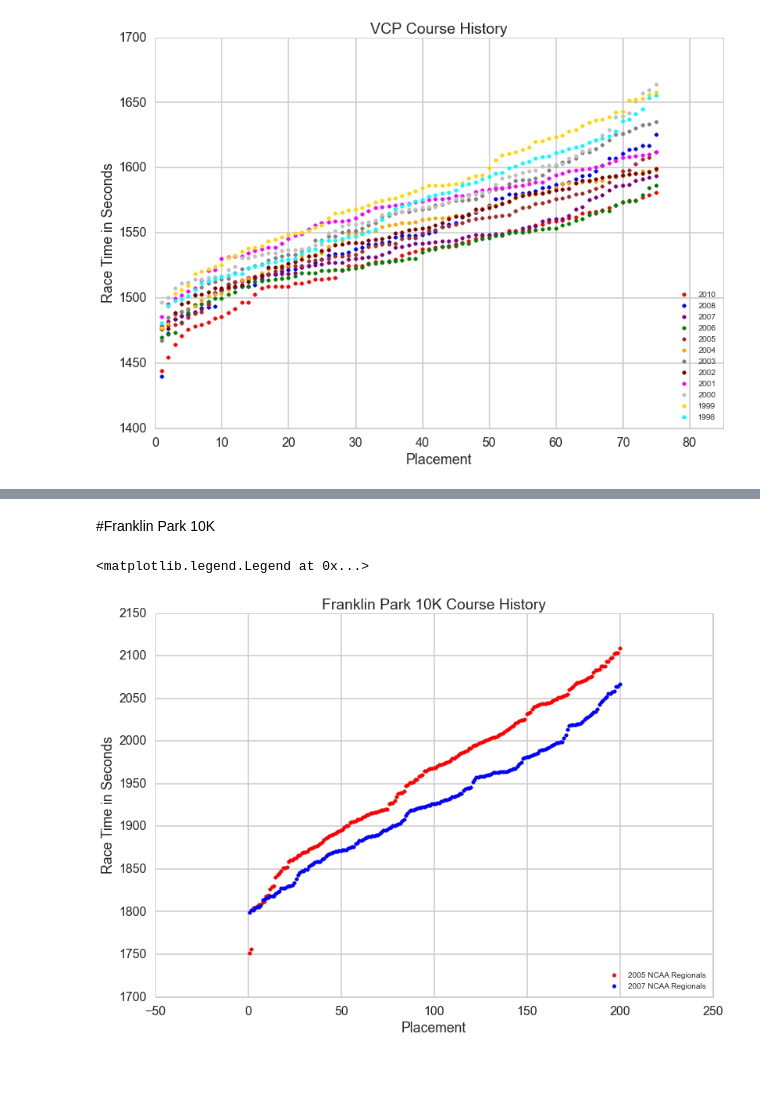
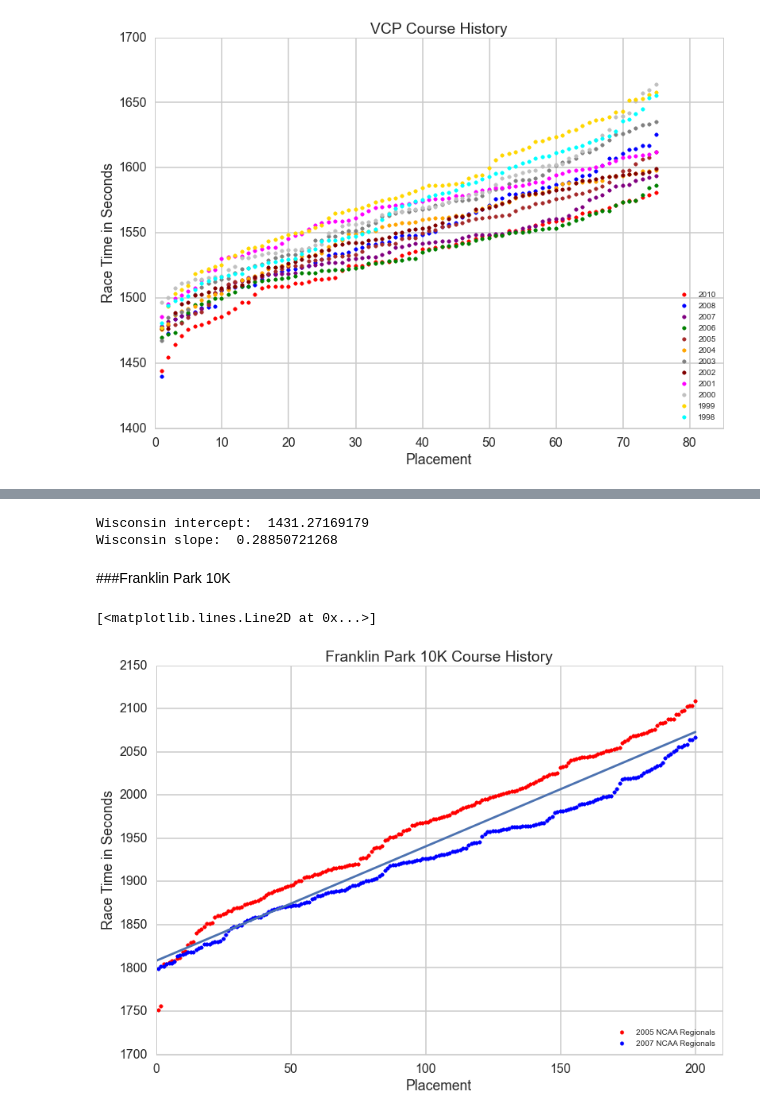
Before and after one commit to callen13/Senior_Thesis, a Jupyter notebook: race_score_calculations.ipynb, the cells around one changed output, grey strips where cells are left out. Cells and saved outputs as stored; diff of their text form; code cells hidden in the pictures; blank space fills up the shorter version.

```diff
--- a/race_score_calculations.ipynb
+++ b/race_score_calculations.ipynb
@@ -103,5 +174,13 @@ plt.xlim(0,cutoff+10)
+# %%
+wisco_int = int_reg + 7
+wisco_slope = slope_reg - 0.1
+print "Wisconsin intercept: ", wisco_int
+print "Wisconsin slope: ", wisco_slope
+# %% [output]
+Wisconsin intercept:  1431.27169179
+Wisconsin slope:  0.28850721268
 # %% [markdown]
-#Franklin Park 10K
+###Franklin Park 10K
 # %%
 ncaa_2005 = pd.read_csv('Old_Race_Results/2005_NCAA.csv')
 ncaa_2007 = pd.read_csv('Old_Race_Results/2007_NCAA.csv')
@@ -116,13 +195,23 @@ ne_2014 = ne_2014[ne_2014['Place'] <= cutoff]
 # %%
 plot2005 = race_plot(ncaa_2005, 'r')
 plot2007 = race_plot(ncaa_2007, 'blue')
 plt.xlabel('Placement')
 plt.ylabel('Race Time in Seconds')
 plt.title('Franklin Park 10K Course History')
 plt.legend((plot2005, plot2007), ('2005 NCAA Regionals', '2007 NCAA Regionals'),
     loc = 'lower right' , fontsize = 10
 )
-#plt.xlim(0,cutoff+10)
+plt.xlim(0,cutoff+10)
+
+x = ncaa_2005.Place.tolist() + ncaa_2007.Place.tolist()
+y = ncaa_2005.Seconds.tolist() + ncaa_2005.Seconds.tolist()
+regdf = pd.DataFrame(dict(Place = x, Seconds = y))
+reg = ols('Seconds ~ Place', regdf).fit()
+
+slope_reg = reg.params[1]
+int_reg = reg.params[0]
+x = np.linspace(0, 200)
+plt.plot(x, (slope_reg-0.1)*x + (int_reg - 10))
 # %% [output]
-<matplotlib.legend.Legend at 0x...>
+[<matplotlib.lines.Line2D at 0x...>]
-[figure, old version]
+[figure, new version]
```
Also changed, not shown: parts of 18 cells of this notebook.
